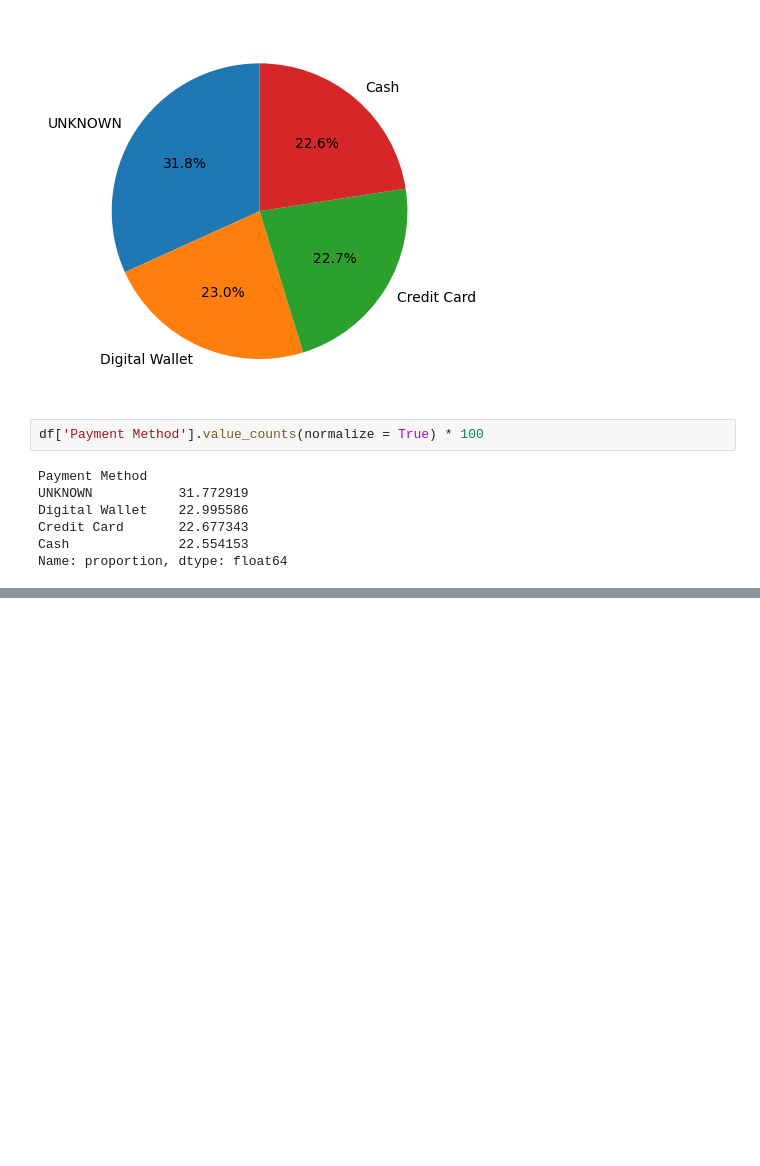
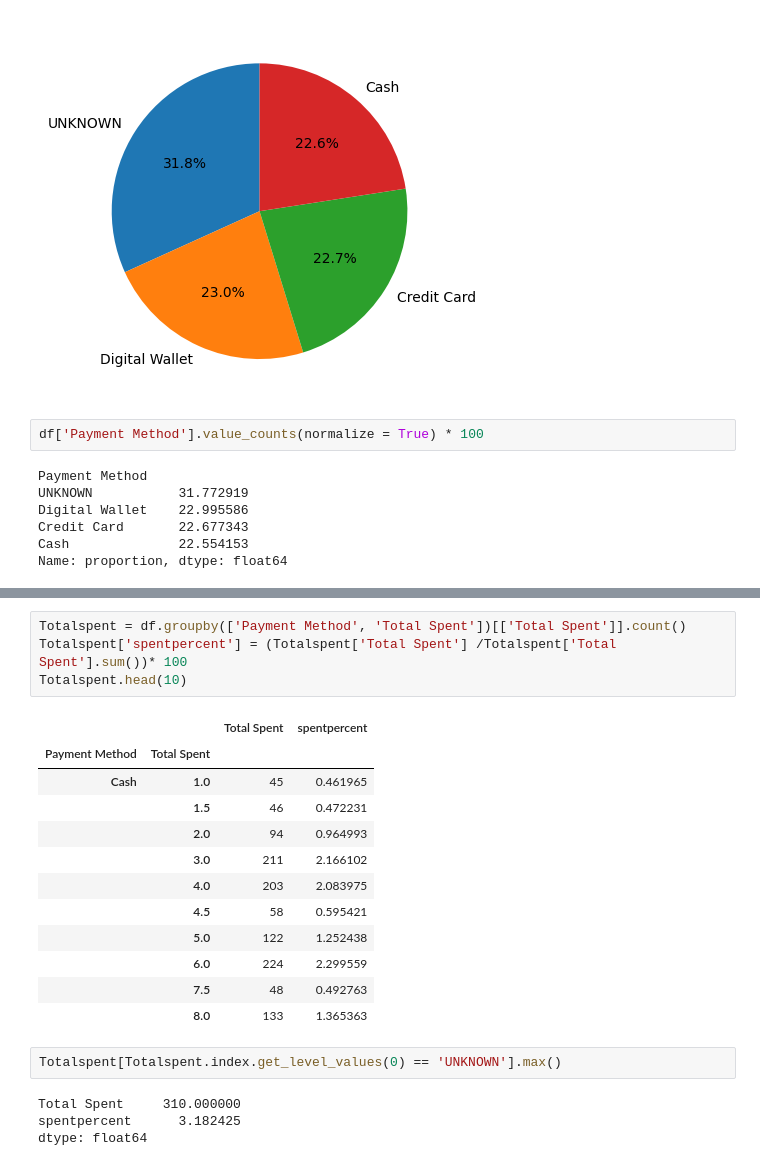
Before and after one commit to dewang002/EDA_Cafe, a Jupyter notebook: EDA_cafe_data.ipynb, the cells around one changed output, grey strips where cells are left out. Saved outputs shown, nothing was run; the diff lists cells and outputs as text; blank space fills up the shorter version.

Commit message:
have form table for stack bar view

```diff
--- a/EDA_cafe_data.ipynb
+++ b/EDA_cafe_data.ipynb
@@ -341,0 +358,23 @@ array([2, 4, 5, 3, 1])
+# %%
+Totalspent = df.groupby(['Payment Method', 'Total Spent'])[['Total Spent']].count()
+Totalspent['spentpercent'] = (Totalspent['Total Spent'] /Totalspent['Total Spent'].sum())* 100
+Totalspent.head(10)
+# %% [output]
+|  |  | Total Spent | spentpercent |
+| Payment Method | Total Spent |  |  |
+| Cash | 1.0 | 45 | 0.461965 |
+|  | 1.5 | 46 | 0.472231 |
+|  | 2.0 | 94 | 0.964993 |
+|  | 3.0 | 211 | 2.166102 |
+|  | 4.0 | 203 | 2.083975 |
+|  | 4.5 | 58 | 0.595421 |
+|  | 5.0 | 122 | 1.252438 |
+|  | 6.0 | 224 | 2.299559 |
+|  | 7.5 | 48 | 0.492763 |
+|  | 8.0 | 133 | 1.365363 |
+# %%
+Totalspent[Totalspent.index.get_level_values(0) == 'UNKNOWN'].max()
+# %% [output]
+Total Spent     310.000000
+spentpercent      3.182425
+dtype: float64
```
Also changed, not shown: parts of 4 cells of this notebook.
